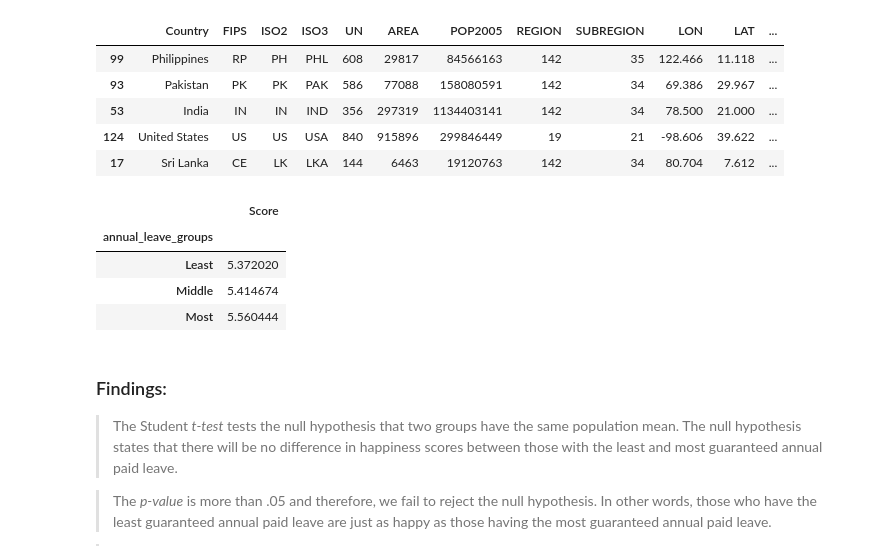
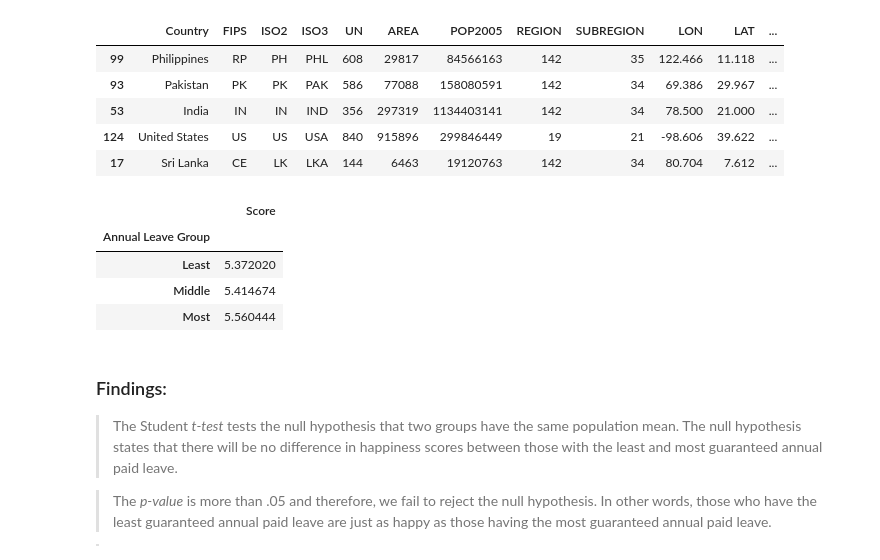
Before and after one commit to jakeportra/Project_1_World_Happiness, a Jupyter notebook: world_happiness.ipynb, the cells around one changed output. Drawn from its saved outputs; the diff is of its cells as text; code cells hidden in the pictures.

Commit message:
Changed 'annual_leave_groups' to 'Annual Leave Group'

```diff
--- a/world_happiness.ipynb
+++ b/world_happiness.ipynb
@@ -784,14 +675,15 @@ combined_leave.head()
 # %%
 # creating a dataframe with just annual leave groups and happiness score
 vacation_data = combined_leave.loc[:,['annual_leave_groups','Score']]
+vacation_data = vacation_data.rename(columns={'annual_leave_groups': 'Annual Leave Group'})
 
 # computing the mean happiness score by annual leave groups
-ax = vacation_data.groupby('annual_leave_groups')
+ax = vacation_data.groupby('Annual Leave Group')
 ax = ax.mean()
 ax
 # %% [output]
 |  | Score |
-| annual_leave_groups |  |
+| Annual Leave Group |  |
 | Least | 5.372020 |
 | Middle | 5.414674 |
 | Most | 5.560444 |
```
Also changed, not shown: parts of 19 cells of this notebook.
